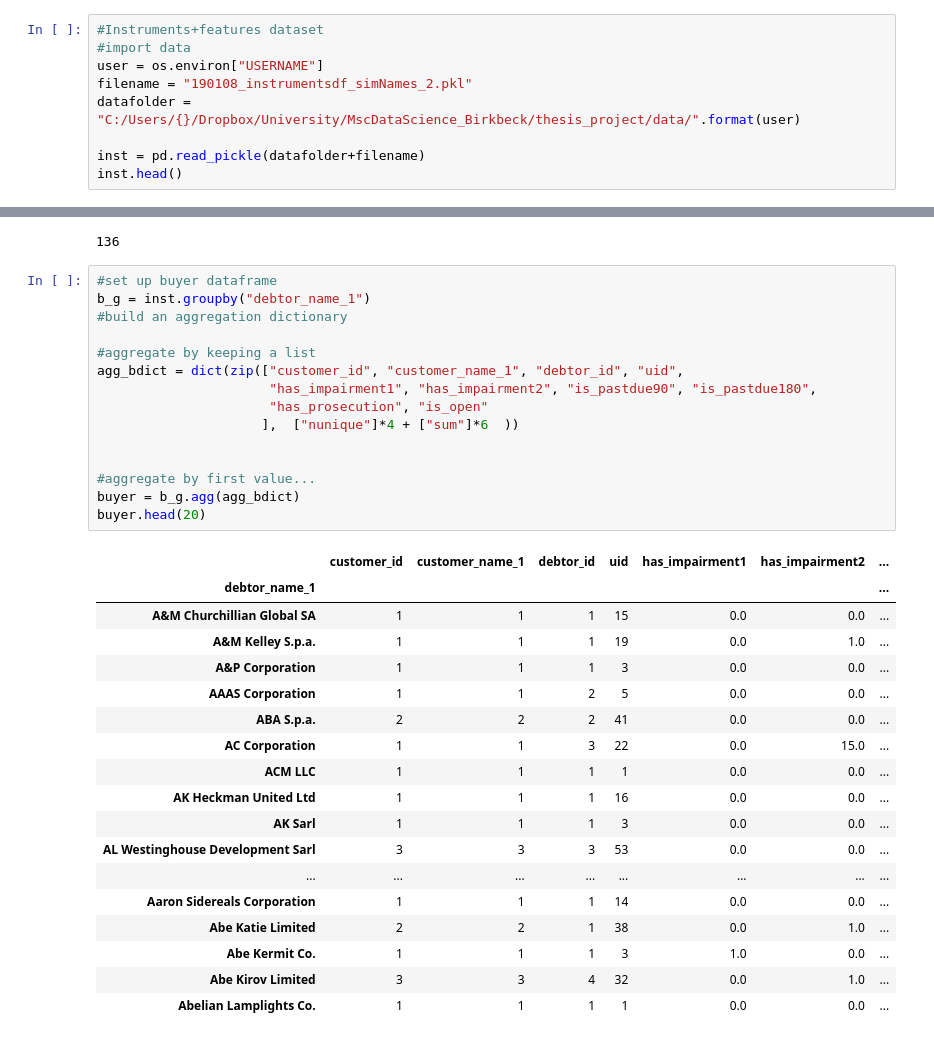
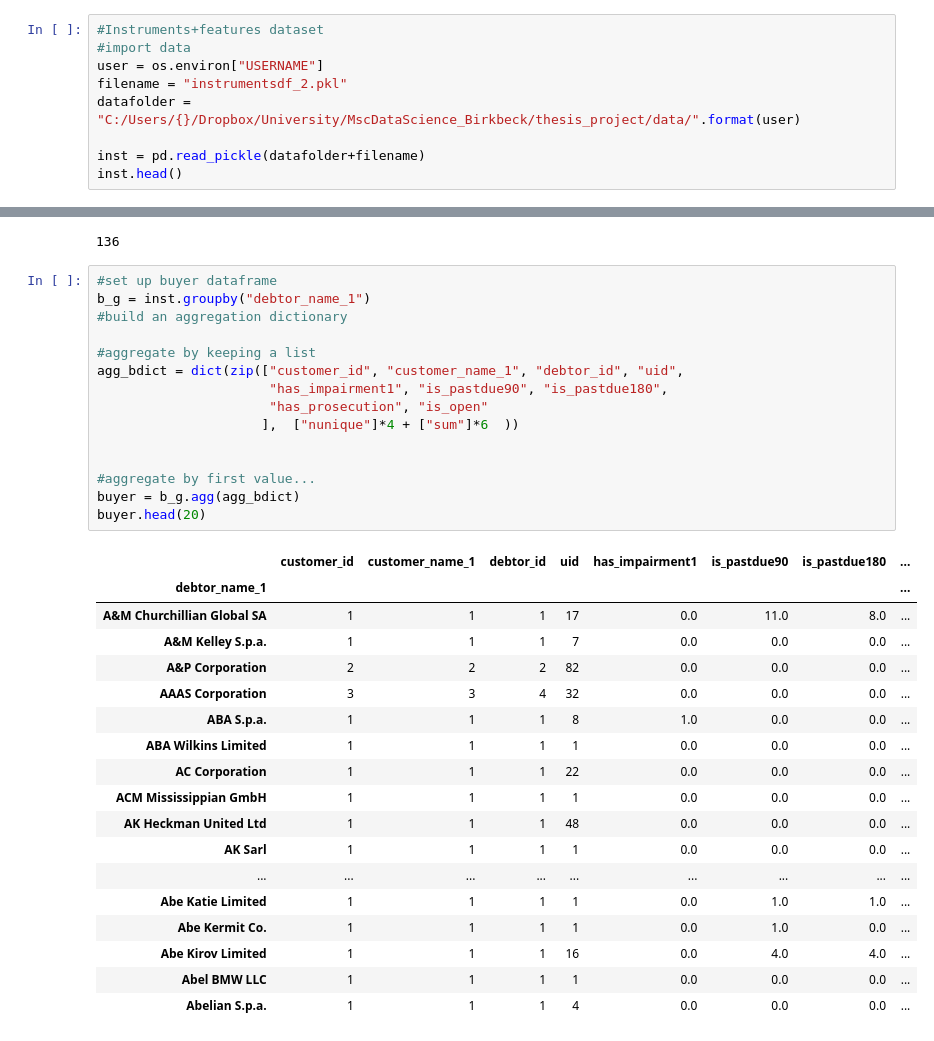
Before and after one commit to davidemariani/networkAnalysisForML, a Jupyter notebook: 02_buyers_sellers_df.ipynb, the cells around one changed output, grey strips where cells are left out. Saved outputs shown, nothing was run; the diff lists cells and outputs as text.

```diff
--- a/02_buyers_sellers_df.ipynb
+++ b/02_buyers_sellers_df.ipynb
@@ -15,7 +15,7 @@ import os
 #Instruments+features dataset
 #import data
 user = os.environ["USERNAME"]
-filename = "190108_instrumentsdf_simNames_2.pkl"
+filename = "instrumentsdf_2.pkl"
 datafolder = "C:/Users/{}/Dropbox/University/MscDataScience_Birkbeck/thesis_project/data/".format(user)
 
 inst = pd.read_pickle(datafolder+filename)
@@ -36,37 +36,37 @@ inst.has_impairment1[:10000].sum()
 # %%
 #set up buyer dataframe
 b_g = inst.groupby("debtor_name_1")
 #build an aggregation dictionary
 
 #aggregate by keeping a list
 agg_bdict = dict(zip(["customer_id", "customer_name_1", "debtor_id", "uid",
-                      "has_impairment1", "has_impairment2", "is_pastdue90", "is_pastdue180",
+                      "has_impairment1", "is_pastdue90", "is_pastdue180",
                       "has_prosecution", "is_open"
                      ],  ["nunique"]*4 + ["sum"]*6  ))
 
 
 #aggregate by first value...
 buyer = b_g.agg(agg_bdict)
 buyer.head(20)
 # %% [output]
-|  | customer_id | customer_name_1 | debtor_id | uid | has_impairment1 | has_impairment2 | ... |
-| debtor_name_1 |  |  |  |  |  |  | ... |
-| A&M Churchillian Global SA | 1 | 1 | 1 | 15 | 0.0 | 0.0 | ... |
-| A&M Kelley S.p.a. | 1 | 1 | 1 | 19 | 0.0 | 1.0 | ... |
-| A&P Corporation | 1 | 1 | 1 | 3 | 0.0 | 0.0 | ... |
-| AAAS Corporation | 1 | 1 | 2 | 5 | 0.0 | 0.0 | ... |
-| ABA S.p.a. | 2 | 2 | 2 | 41 | 0.0 | 0.0 | ... |
-| AC Corporation | 1 | 1 | 3 | 22 | 0.0 | 15.0 | ... |
-| ACM LLC | 1 | 1 | 1 | 1 | 0.0 | 0.0 | ... |
-| AK Heckman United Ltd | 1 | 1 | 1 | 16 | 0.0 | 0.0 | ... |
-| AK Sarl | 1 | 1 | 1 | 3 | 0.0 | 0.0 | ... |
-| AL Westinghouse Development Sarl | 3 | 3 | 3 | 53 | 0.0 | 0.0 | ... |
-| ... | ... | ... | ... | ... | ... | ... | ... |
-| Aaron Sidereals Corporation | 1 | 1 | 1 | 14 | 0.0 | 0.0 | ... |
-| Abe Katie Limited | 2 | 2 | 1 | 38 | 0.0 | 1.0 | ... |
-| Abe Kermit Co. | 1 | 1 | 1 | 3 | 1.0 | 0.0 | ... |
-| Abe Kirov Limited | 3 | 3 | 4 | 32 | 0.0 | 1.0 | ... |
-| Abelian Lamplights Co. | 1 | 1 | 1 | 1 | 0.0 | 0.0 | ... |
+|  | customer_id | customer_name_1 | debtor_id | uid | has_impairment1 | is_pastdue90 | is_pastdue180 | ... |
+| debtor_name_1 |  |  |  |  |  |  |  | ... |
+| A&M Churchillian Global SA | 1 | 1 | 1 | 17 | 0.0 | 11.0 | 8.0 | ... |
+| A&M Kelley S.p.a. | 1 | 1 | 1 | 7 | 0.0 | 0.0 | 0.0 | ... |
+| A&P Corporation | 2 | 2 | 2 | 82 | 0.0 | 0.0 | 0.0 | ... |
+| AAAS Corporation | 3 | 3 | 4 | 32 | 0.0 | 0.0 | 0.0 | ... |
+| ABA S.p.a. | 1 | 1 | 1 | 8 | 1.0 | 0.0 | 0.0 | ... |
+| ABA Wilkins Limited | 1 | 1 | 1 | 1 | 0.0 | 0.0 | 0.0 | ... |
+| AC Corporation | 1 | 1 | 1 | 22 | 0.0 | 0.0 | 0.0 | ... |
+| ACM Mississippian GmbH | 1 | 1 | 1 | 1 | 0.0 | 0.0 | 0.0 | ... |
+| AK Heckman United Ltd | 1 | 1 | 1 | 48 | 0.0 | 0.0 | 0.0 | ... |
+| AK Sarl | 1 | 1 | 1 | 1 | 0.0 | 0.0 | 0.0 | ... |
+| ... | ... | ... | ... | ... | ... | ... | ... | ... |
+| Abe Katie Limited | 1 | 1 | 1 | 1 | 0.0 | 1.0 | 1.0 | ... |
+| Abe Kermit Co. | 1 | 1 | 1 | 1 | 0.0 | 1.0 | 0.0 | ... |
+| Abe Kirov Limited | 1 | 1 | 1 | 16 | 0.0 | 4.0 | 4.0 | ... |
+| Abel BMW LLC | 1 | 1 | 1 | 1 | 0.0 | 0.0 | 0.0 | ... |
+| Abelian S.p.a. | 1 | 1 | 1 | 4 | 0.0 | 0.0 | 0.0 | ... |
 # %%
 #set up seller dataframes
 s_g = inst.groupby("customer_name_1")
```
Also changed, not shown: parts of 3 cells of this notebook, 6 other files.
